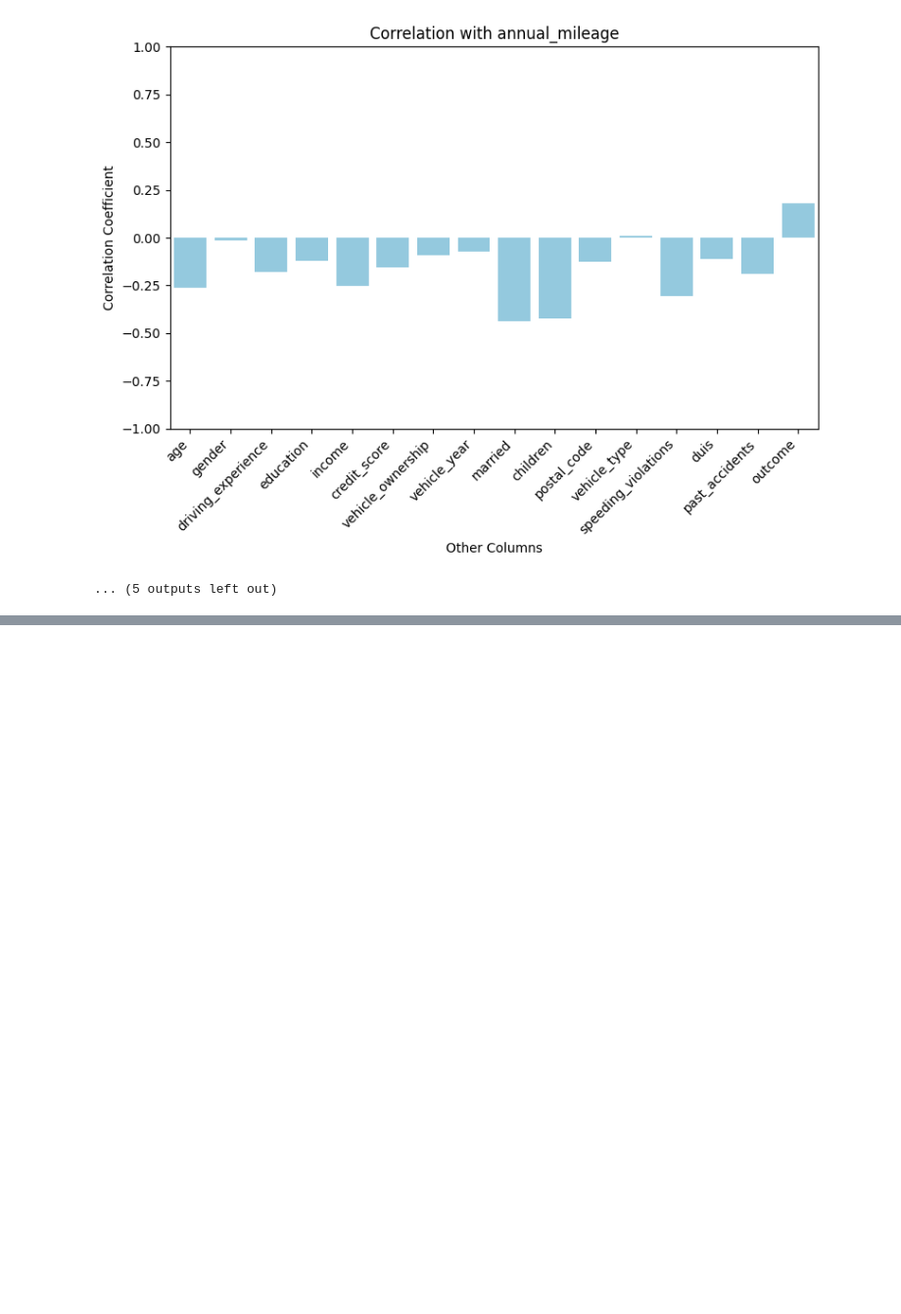
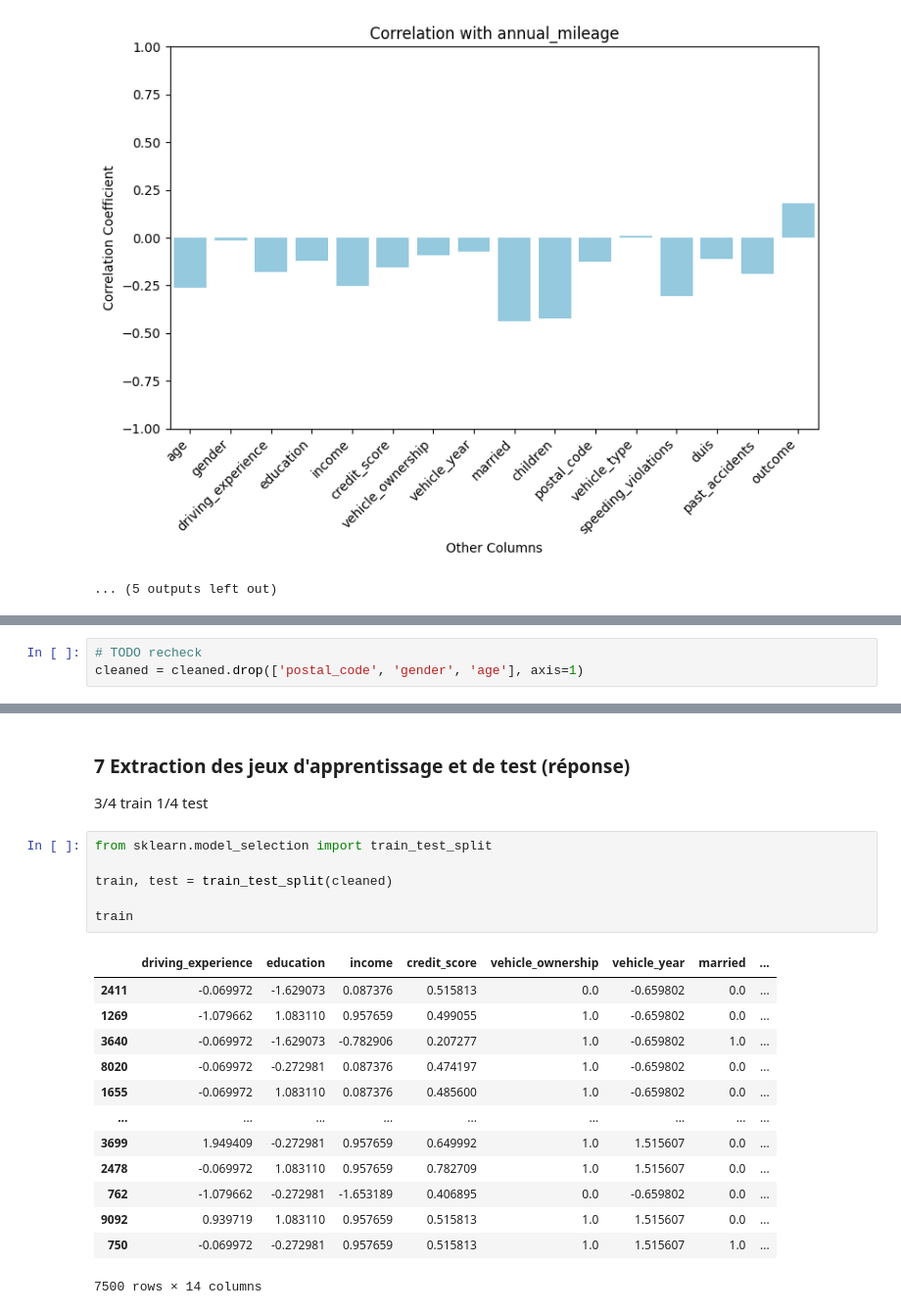
Before and after one commit to AntoineHazebrouck/data-science, a Jupyter notebook: project/main.ipynb, the cells around one changed output, grey strips where cells are left out. Shown at 98% size. Saved outputs shown, nothing was run; the diff lists cells and outputs as text; blank space fills up the shorter version.

```diff
--- a/project/main.ipynb
+++ b/project/main.ipynb
@@ -466,0 +456,3 @@ gender  0.094202  1.000000
+# %%
+# TODO recheck
+cleaned = cleaned.drop(['postal_code', 'gender', 'age'], axis=1)
@@ -466,0 +467,25 @@ gender  0.094202  1.000000
+# %% [markdown]
+### 7 Extraction des jeux d'apprentissage et de test (réponse)
+
+3/4 train
+1/4 test
+# %%
+from sklearn.model_selection import train_test_split
+
+train, test = train_test_split(cleaned)
+
+train
+# %% [output]
+|  | driving_experience | education | income | credit_score | vehicle_ownership | vehicle_year | married | ... |
+| 2411 | -0.069972 | -1.629073 | 0.087376 | 0.515813 | 0.0 | -0.659802 | 0.0 | ... |
+| 1269 | -1.079662 | 1.083110 | 0.957659 | 0.499055 | 1.0 | -0.659802 | 0.0 | ... |
+| 3640 | -0.069972 | -1.629073 | -0.782906 | 0.207277 | 1.0 | -0.659802 | 1.0 | ... |
+| 8020 | -0.069972 | -0.272981 | 0.087376 | 0.474197 | 1.0 | -0.659802 | 0.0 | ... |
+| 1655 | -0.069972 | 1.083110 | 0.087376 | 0.485600 | 1.0 | -0.659802 | 0.0 | ... |
+| ... | ... | ... | ... | ... | ... | ... | ... | ... |
+| 3699 | 1.949409 | -0.272981 | 0.957659 | 0.649992 | 1.0 | 1.515607 | 0.0 | ... |
+| 2478 | -0.069972 | 1.083110 | 0.957659 | 0.782709 | 1.0 | 1.515607 | 0.0 | ... |
+| 762 | -1.079662 | -0.272981 | -1.653189 | 0.406895 | 0.0 | -0.659802 | 0.0 | ... |
+| 9092 | 0.939719 | 1.083110 | 0.957659 | 0.515813 | 1.0 | 1.515607 | 0.0 | ... |
+| 750 | -0.069972 | -0.272981 | 0.957659 | 0.515813 | 1.0 | 1.515607 | 1.0 | ... |
+7500 rows × 14 columns
```
Also changed, not shown: parts of 7 cells of this notebook.
